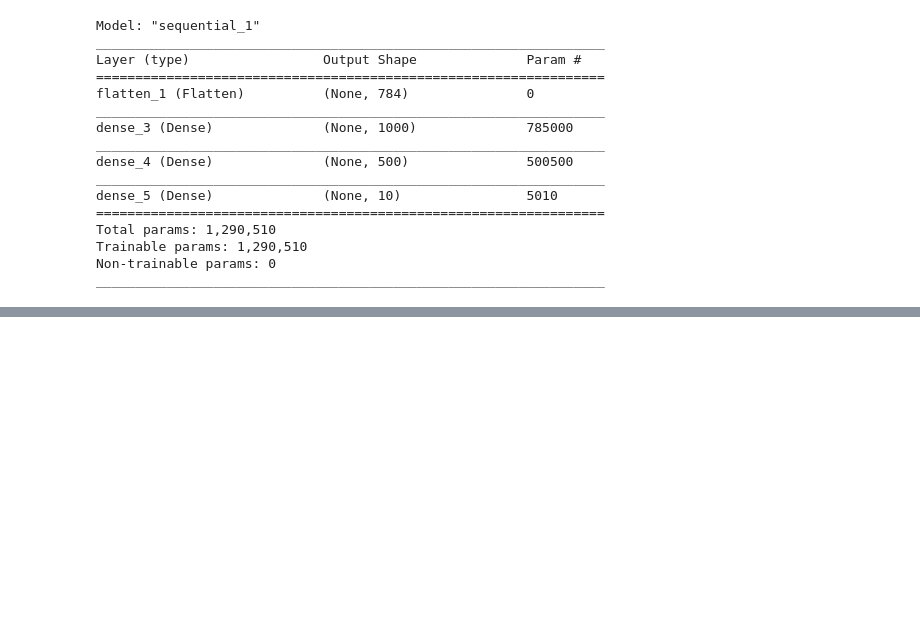
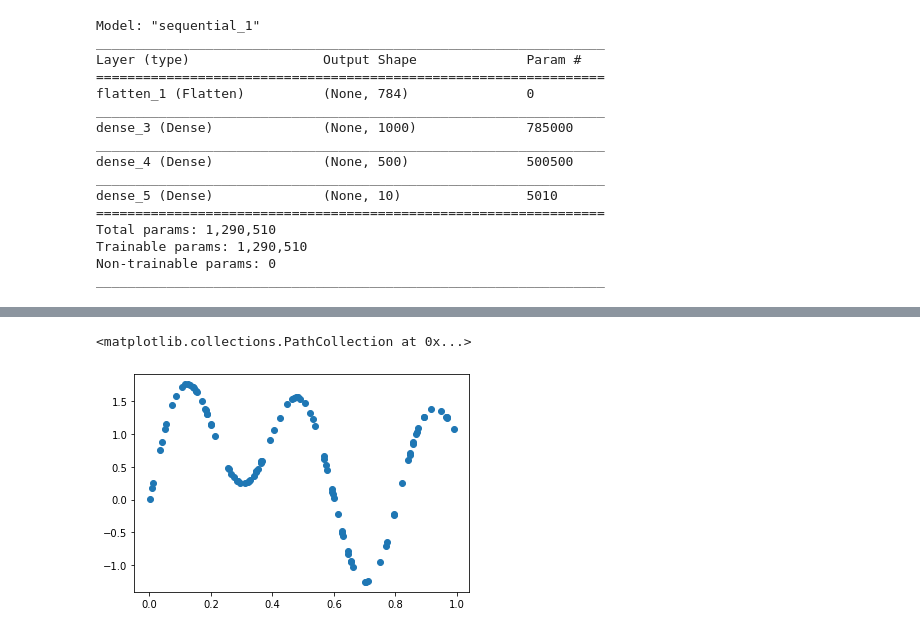
Before and after one commit to trokas/ai_primer, a Jupyter notebook: DNN.ipynb, the cells around one changed output, grey strips where cells are left out. Saved outputs shown, nothing was run; the diff lists cells and outputs as text; code cells hidden in the pictures; blank space fills up the shorter version.

```diff
--- a/DNN.ipynb
+++ b/DNN.ipynb
@@ -551,0 +543,7 @@ plt.scatter(x, y)
+# %%
+x = np.sort(np.random.uniform(size=100))
+y = np.sin(2 * np.pi * x) + np.sin(5 * np.pi * x) + x
+plt.scatter(x, y)
+# %% [output]
+<matplotlib.collections.PathCollection at 0x...>
+[figure, added]
```
Also changed, not shown: parts of 16 cells of this notebook.
